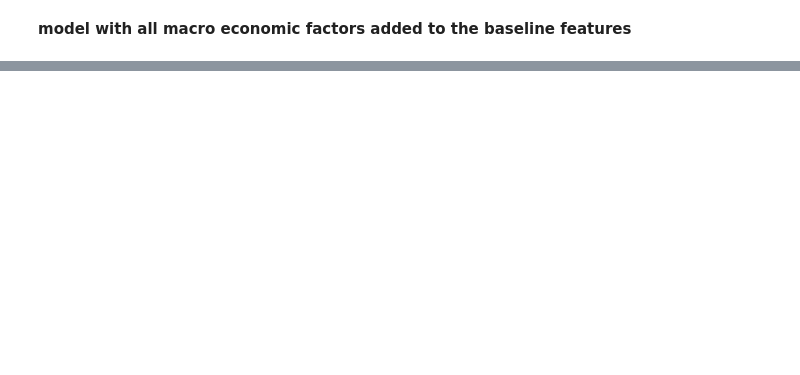
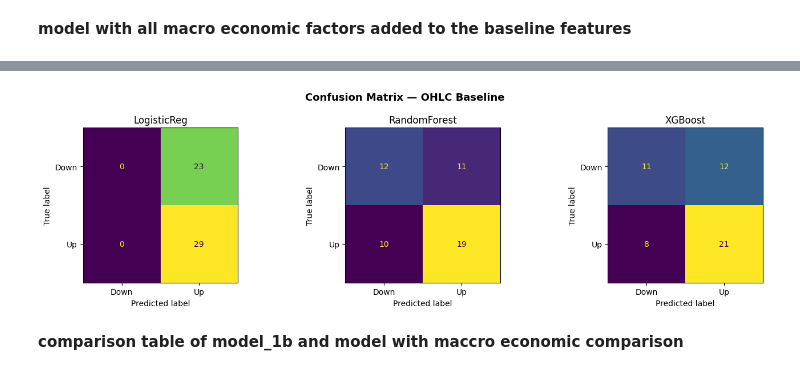
Before and after one commit to aparna-2001/nifty50-stock-price-forecasting, a Jupyter notebook: nifty50_monthly_eda_prediction_ipynb.ipynb, the cells around one changed output, grey strips where cells are left out. Drawn from its saved outputs; the diff is of its cells as text; code cells hidden in the pictures; blank space fills up the shorter version.

Commit message:
model_1b, macro economic feature model, comparison of parameters, XGBoost selection, important feature selection

```diff
--- a/nifty50_monthly_eda_prediction_ipynb.ipynb
+++ b/nifty50_monthly_eda_prediction_ipynb.ipynb
@@ -472,0 +525,12 @@ XGBoost         Accuracy: 0.519  F1: 0.576
+# %%
+print("=== REGRESSION 1b ===")
+for name, model in models_reg_1b.items():
+    model.fit(X_train_1b, y_reg_train_1b)
+    pred_1b_reg = model.predict(X_test_1b)
+    print(f"{name:15} MAE: {mean_absolute_error(y_reg_test_1b, pred_1b_reg):.3f}  RMSE: {root_mean_squared_error(y_reg_test_1b, pred_1b_reg):.3f}")
+
+print("\n=== CLASSIFICATION  1b ===")
+for name, model in models_clf_1b.items():
+    model.fit(X_train_1b, y_clf_train_1b)
+    pred_1b_cl = model.predict(X_test_1b)
+    print(f"{name:15} Accuracy: {accuracy_score(y_clf_test_1b, pred_1b_cl):.3f}  F1: {f1_score(y_clf_test_1b, pred_1b_cl):.3f}")
@@ -472,0 +547,18 @@ XGBoost         Accuracy: 0.519  F1: 0.576
+# %%
+
+
+models_clf_1b_extended = {
+    'LogisticReg':    LogisticRegression(),
+    'RandomForest':   RandomForestClassifier(n_estimators=100, random_state=42),
+    'XGBoost':        XGBClassifier(n_estimators=100, random_state=42),
+    'SVM':            SVC(),
+    'KNN':            KNeighborsClassifier(),
+    'DecisionTree':   DecisionTreeClassifier(random_state=42),
+    'NaiveBayes':     GaussianNB()
+}
+
+print("=== CLASSIFICATION 1b (Extended) ===")
+for name, model in models_clf_1b_extended.items():
+    model.fit(X_train_1b, y_clf_train_1b)
+    pred = model.predict(X_test_1b)
+    print(f"{name:15} Accuracy: {accuracy_score(y_clf_test_1b, pred):.3f}  F1: {f1_score(y_clf_test_1b, pred):.3f}")
@@ -472,0 +574,18 @@ XGBoost         Accuracy: 0.519  F1: 0.576
+# %%
+
+
+fig, axes = plt.subplots(1, 3, figsize=(14, 4))
+
+for ax, (name, model) in zip(axes, models_clf_1b.items()):
+    pred_1b_cl = model.predict(X_test_1b)  # use pred_1b_cl consistently
+    cm_1b = confusion_matrix(y_clf_test_1b, pred_1b_cl)
+    ConfusionMatrixDisplay(cm_1b, display_labels=['Down', 'Up']).plot(ax=ax, colorbar=False)
+    ax.set_title(f'{name}')
+
+plt.suptitle('Confusion Matrix — OHLC Baseline', fontsize=13, fontweight='bold')
+plt.tight_layout()
+plt.show()
+# %% [output]
+[figure, added]
+# %% [markdown]
+**comparison table of model_1b and model with maccro economic comparison**
```
Also changed, not shown: parts of 23 cells of this notebook.
